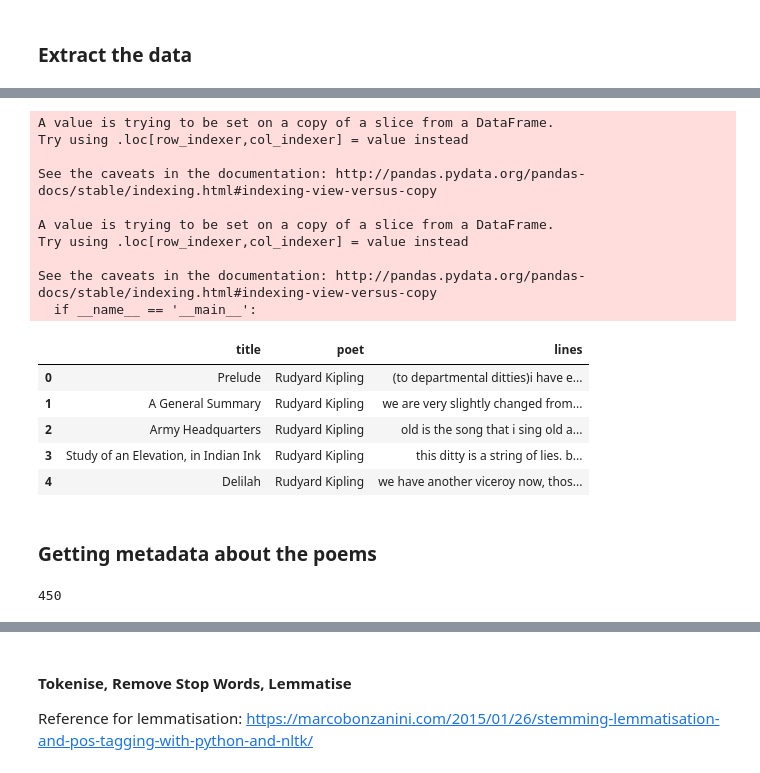
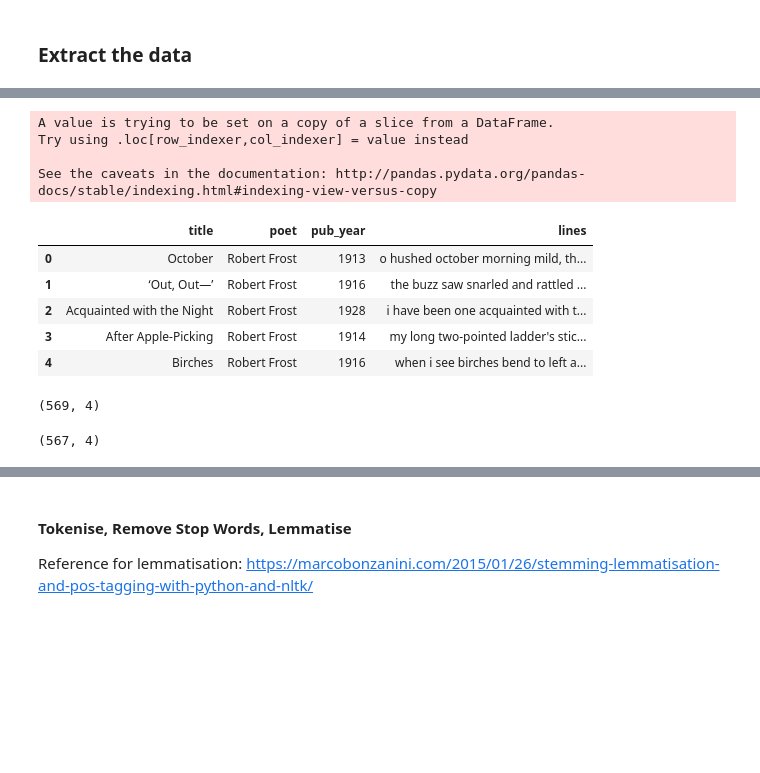
Before and after one commit to rochiecuevas/poetry, a Jupyter notebook: Frost_NLP.ipynb, the cells around one changed output, grey strips where cells are left out. Drawn from its saved outputs; the diff is of its cells as text; code cells hidden in the pictures; blank space fills up the shorter version.

```diff
--- a/Frost_NLP.ipynb
+++ b/Frost_NLP.ipynb
@@ -35,3 +26,7 @@ poems_df[1].head()
 # %%
 # Disconnect from the poetry database
 conn.close()
+# %%
+# Just in case there are nulls in the dataframe, convert these to NaN
+for x in range(len(poems_df)):
+    poems_df[x].replace("None", np.nan, inplace = True)
@@ -37,0 +60,3 @@ conn.close()
+# %%
+for x in range(len(poems_df)):
+    poems_df[x]["pub_year"] = pubyears_list[x]
@@ -40,11 +75,21 @@ conn.close()
 def BuildDataframe(df):
     """ Create a new dataframe containing metadata """
 
-    df1 = df[["title", "poet"]] # Select the relevant columns from the dataframe
+    df1 = df[["title", "poet", "pub_year"]] # Select the relevant columns from the dataframe
 
     lines = df["lines"].values.tolist() # Convert the lines column into a list of strings
-    df1["lines"] = [x.replace("\n", " ") for x in lines] # Remove special characters and white spaces
-    df1["lines"] = df1["lines"].str.lower() # Put all letters in lower case
+
+    processed = []
+
+    for line in lines:
+        if pd.isnull(line):
+            processed.append(line) # Keep the "nan" value
+        else:
+            x = line.replace("\n", " ") # Replace special characters with spaces
+            x = x.lower() # Convert the string to lower case
+            processed.append(x) # Add to empty list
+
+    df1["lines"] = processed
 
     return df1
 # %%
@@ -55,22 +100,14 @@ A value is trying to be set on a copy of a slice from a DataFrame.
 Try using .loc[row_indexer,col_indexer] = value instead
 
 See the caveats in the documentation: http://pandas.pydata.org/pandas-docs/stable/indexing.html#indexing-view-versus-copy
-
-A value is trying to be set on a copy of a slice from a DataFrame.
-Try using .loc[row_indexer,col_indexer] = value instead
-
-See the caveats in the documentation: http://pandas.pydata.org/pandas-docs/stable/indexing.html#indexing-view-versus-copy
-  if __name__ == '__main__':
 # %%
 # Preview each dataframe
 # [0] = Frost, [1] = Yeats, [2] = Kipling
-poems_df1[2].head()
+poems_df1[0].head()
 # %% [output]
-|  | title | poet | lines |
-| 0 | Prelude | Rudyard Kipling | (to departmental ditties)i have e... |
-| 1 | A General Summary | Rudyard Kipling | we are very slightly changed from... |
-| 2 | Army Headquarters | Rudyard Kipling | old is the song that i sing old a... |
-| 3 | Study of an Elevation, in Indian Ink | Rudyard Kipling | this ditty is a string of lies. b... |
-| 4 | Delilah | Rudyard Kipling | we have another viceroy now, thos... |
+|  | title | poet | pub_year | lines |
+| 0 | October | Robert Frost | 1913 | o hushed october morning mild, th... |
+| 1 | ‘Out, Out—’ | Robert Frost | 1916 | the buzz saw snarled and rattled ... |
+| 2 | Acquainted with the Night | Robert Frost | 1928 | i have been one acquainted with t... |
+| 3 | After Apple-Picking | Robert Frost | 1914 | my long two-pointed ladder's stic... |
+| 4 | Birches | Robert Frost | 1916 | when i see birches bend to left a... |
-# %% [markdown]
-### Getting metadata about the poems
@@ -100,4 +114,11 @@ pubyears_list = [pubyear_Frost, pubyear_Yeats, pubyear_Kipling]
-# %%
-len(pubyear_Kipling)
-# %% [output]
-450
+# %%
+# Concatenate the dataframes
+poems_df2 = pd.concat(poems_df1)
+poems_df2.shape
+# %% [output]
+(569, 4)
+# %%
+poems_df3 = poems_df2.dropna()
+poems_df3.shape
+# %% [output]
+(567, 4)
```
Also changed, not shown: parts of 21 cells of this notebook.
